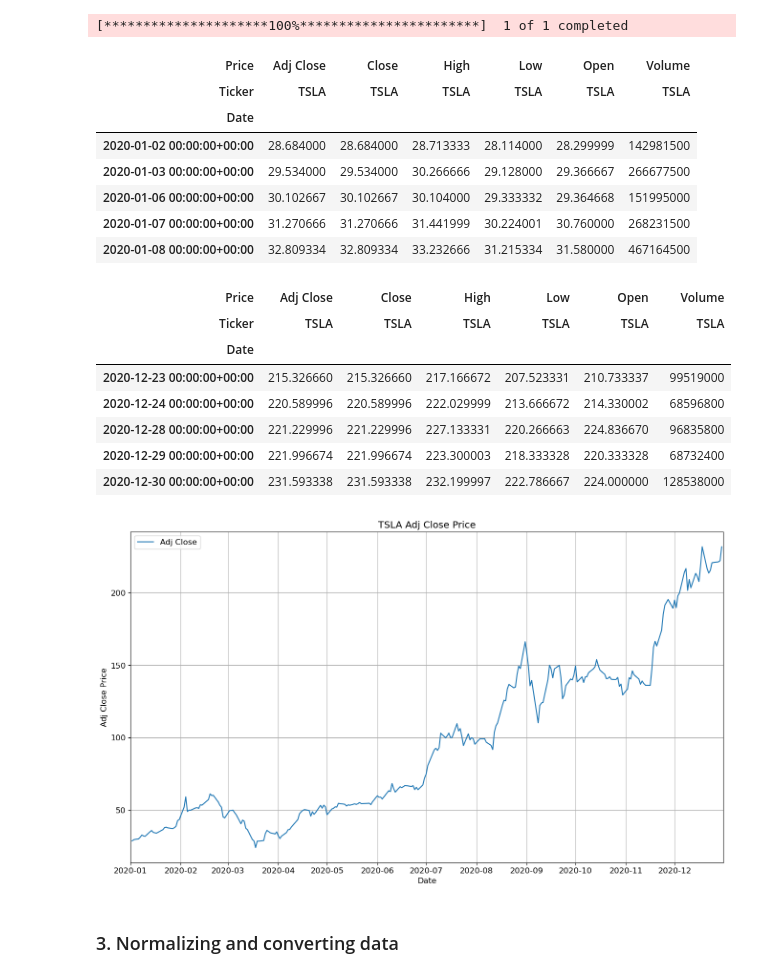
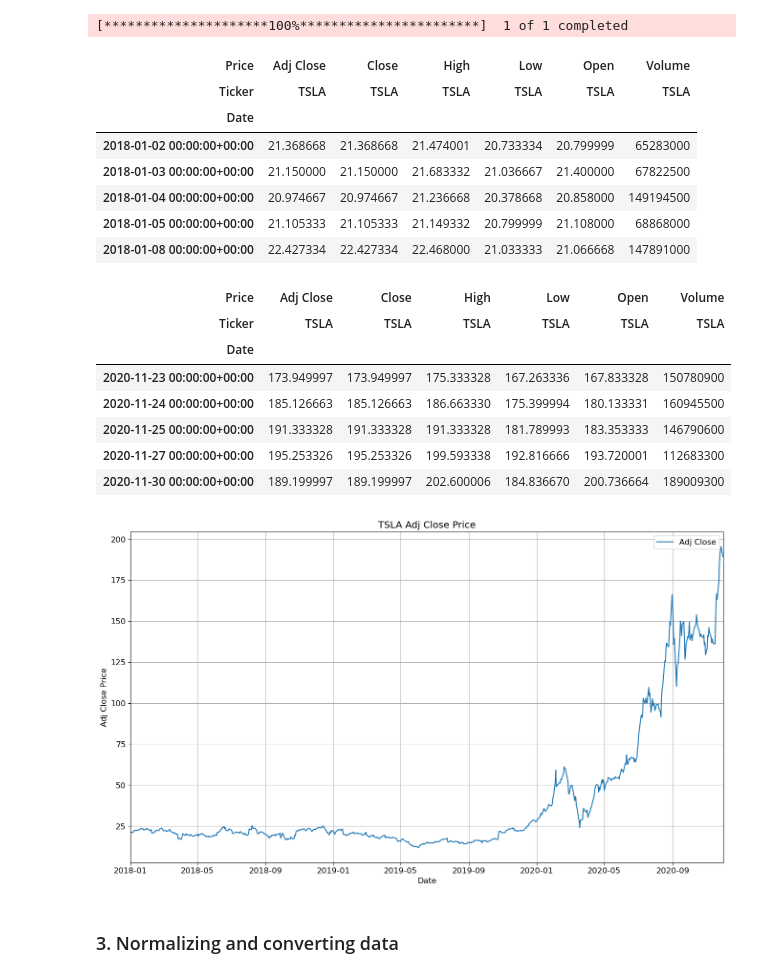
Before and after one commit to FabianJuarez182/Prediction-Company-Stock, a Jupyter notebook: stock-prediction.ipynb, the cells around one changed output. Drawn from its saved outputs; the diff is of its cells as text; code cells hidden in the pictures.

```diff
--- a/stock-prediction.ipynb
+++ b/stock-prediction.ipynb
@@ -23,8 +23,8 @@ import torch.nn as nn
 ### 2. DATASET
 # %%
 # Set the start and end dates
-start_date = '2020-01-01'
-end_date = '2020-12-31'
+start_date = '2018-01-01'
+end_date = '2020-12-01'
 
 # Download TSLA data
 tsla_price_df = yf.download('TSLA', start=start_date, end=end_date)
@@ -40,44 +40,43 @@ tsla_price_df.head()
 | Price | Adj Close | Close | High | Low | Open | Volume |
 | Ticker | TSLA | TSLA | TSLA | TSLA | TSLA | TSLA |
 | Date |  |  |  |  |  |  |
-| 2020-01-02 00:00:00+00:00 | 28.684000 | 28.684000 | 28.713333 | 28.114000 | 28.299999 | 142981500 |
-| 2020-01-03 00:00:00+00:00 | 29.534000 | 29.534000 | 30.266666 | 29.128000 | 29.366667 | 266677500 |
-| 2020-01-06 00:00:00+00:00 | 30.102667 | 30.102667 | 30.104000 | 29.333332 | 29.364668 | 151995000 |
-| 2020-01-07 00:00:00+00:00 | 31.270666 | 31.270666 | 31.441999 | 30.224001 | 30.760000 | 268231500 |
-| 2020-01-08 00:00:00+00:00 | 32.809334 | 32.809334 | 33.232666 | 31.215334 | 31.580000 | 467164500 |
+| 2018-01-02 00:00:00+00:00 | 21.368668 | 21.368668 | 21.474001 | 20.733334 | 20.799999 | 65283000 |
+| 2018-01-03 00:00:00+00:00 | 21.150000 | 21.150000 | 21.683332 | 21.036667 | 21.400000 | 67822500 |
+| 2018-01-04 00:00:00+00:00 | 20.974667 | 20.974667 | 21.236668 | 20.378668 | 20.858000 | 149194500 |
+| 2018-01-05 00:00:00+00:00 | 21.105333 | 21.105333 | 21.149332 | 20.799999 | 21.108000 | 68868000 |
+| 2018-01-08 00:00:00+00:00 | 22.427334 | 22.427334 | 22.468000 | 21.033333 | 21.066668 | 147891000 |
 # %%
 tsla_price_df.tail()
 # %% [output]
 | Price | Adj Close | Close | High | Low | Open | Volume |
 | Ticker | TSLA | TSLA | TSLA | TSLA | TSLA | TSLA |
 | Date |  |  |  |  |  |  |
-| 2020-12-23 00:00:00+00:00 | 215.326660 | 215.326660 | 217.166672 | 207.523331 | 210.733337 | 99519000 |
-| 2020-12-24 00:00:00+00:00 | 220.589996 | 220.589996 | 222.029999 | 213.666672 | 214.330002 | 68596800 |
-| 2020-12-28 00:00:00+00:00 | 221.229996 | 221.229996 | 227.133331 | 220.266663 | 224.836670 | 96835800 |
-| 2020-12-29 00:00:00+00:00 | 221.996674 | 221.996674 | 223.300003 | 218.333328 | 220.333328 | 68732400 |
-| 2020-12-30 00:00:00+00:00 | 231.593338 | 231.593338 | 232.199997 | 222.786667 | 224.000000 | 128538000 |
+| 2020-11-23 00:00:00+00:00 | 173.949997 | 173.949997 | 175.333328 | 167.263336 | 167.833328 | 150780900 |
+| 2020-11-24 00:00:00+00:00 | 185.126663 | 185.126663 | 186.663330 | 175.399994 | 180.133331 | 160945500 |
+| 2020-11-25 00:00:00+00:00 | 191.333328 | 191.333328 | 191.333328 | 181.789993 | 183.353333 | 146790600 |
+| 2020-11-27 00:00:00+00:00 | 195.253326 | 195.253326 | 199.593338 | 192.816666 | 193.720001 | 112683300 |
+| 2020-11-30 00:00:00+00:00 | 189.199997 | 189.199997 | 202.600006 | 184.836670 | 200.736664 | 189009300 |
 # %%
-start_time_all = datetime.datetime(2020, 1, 1) # 2020-01-01
-end_time_train = datetime.datetime(2020, 9, 30) # 2020-09-30
-start_time_val = datetime.datetime(2020, 10, 1) # 2020-10-01
-end_time_all = datetime.datetime(2020, 12, 31) # 2020-12-31
+start_time_all = datetime.datetime(2018, 1, 1) # 2020-01-01
+end_time_train = datetime.datetime(2020, 6, 30) # 2020-09-30
+end_time_all = datetime.datetime(2020, 12, 1) # 2020-12-31
 
 # Features variables (Close price, High price, Low price, Open price, Volume)
 X = tsla_price_df.iloc[:, 1:6]
 
 # Traget variable (Adj Close price)
 y = tsla_price_df.iloc[:, 0:1]
 
 # TSLA Adj Close price from 2020-01-01 to 2020-12-31
 plt.plot(tsla_price_df.index, y, label='Adj Close')
 plt.xlabel('Date')
 plt.ylabel('Adj Close Price')
 plt.xlim(start_time_all, end_time_all)
 plt.title('TSLA Adj Close Price')
 plt.legend()
 plt.show()
 # %% [output]
-[figure, old version]
+[figure, new version]
 # %% [markdown]
 ### 3. Normalizing and converting data
 # %%
```
Also changed, not shown: parts of 5 cells of this notebook.
